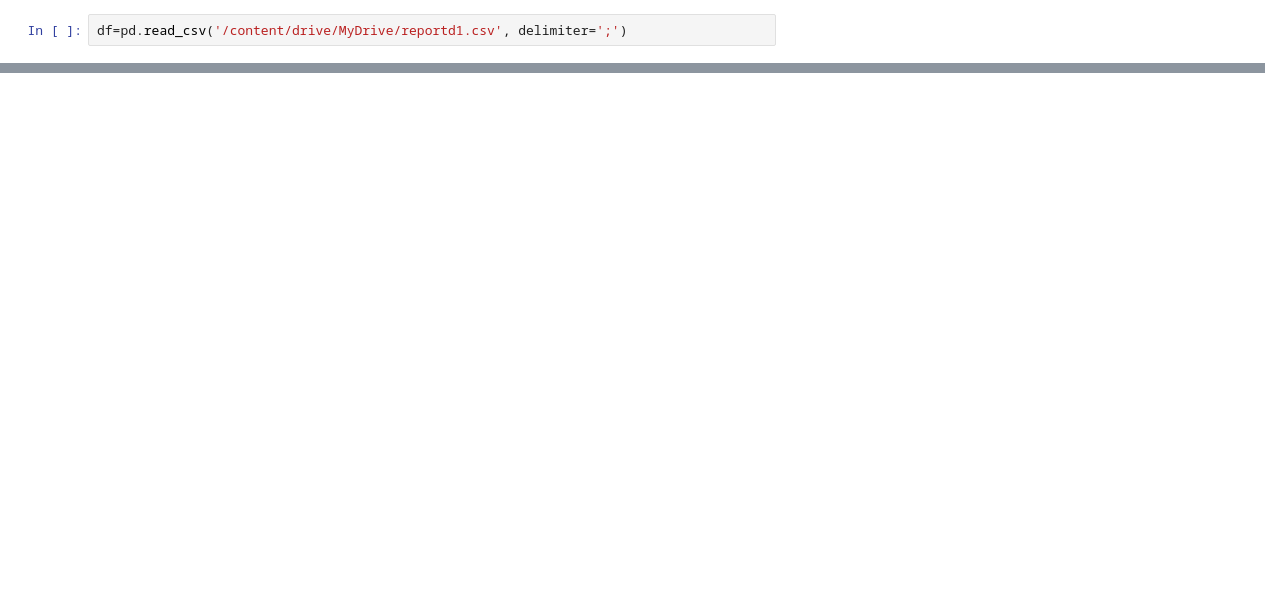
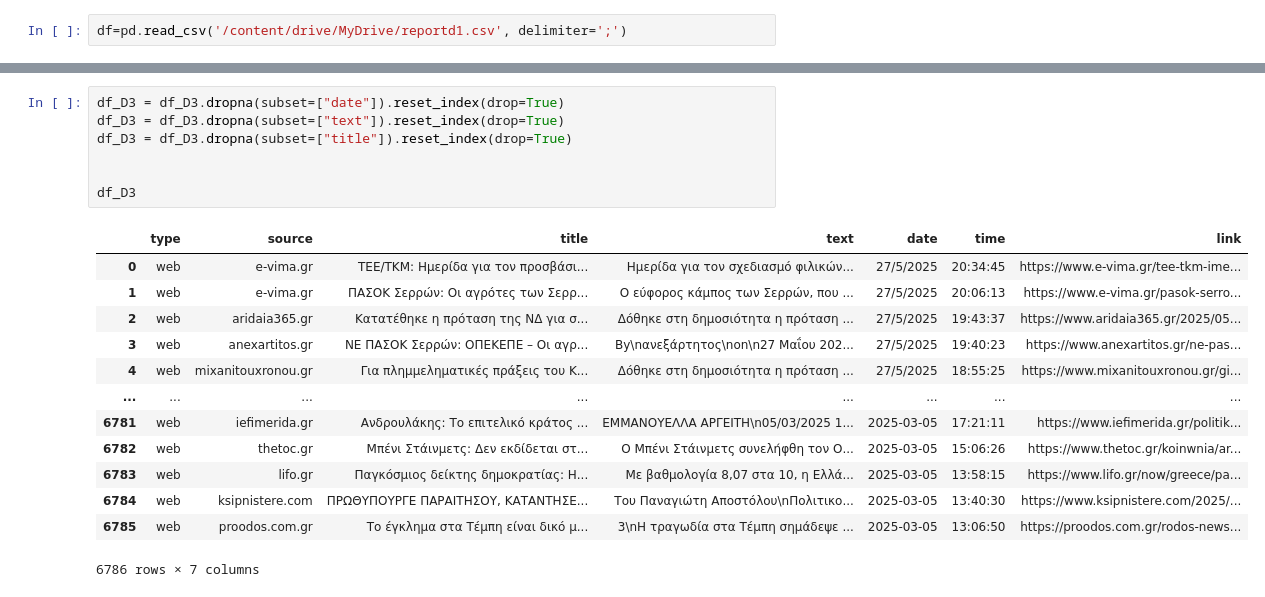
Before and after one commit to vasill23/classwork1_vasilikizafeiropoulou, a Jupyter notebook: data_final_project.ipynb, the cells around one changed output, grey strips where cells are left out. Saved outputs shown, nothing was run; the diff lists cells and outputs as text; blank space fills up the shorter version.

```diff
--- a/data_final_project.ipynb
+++ b/data_final_project.ipynb
@@ -65,0 +66,21 @@ df_D=
+# %%
+df_D3 = df_D3.dropna(subset=["date"]).reset_index(drop=True)
+df_D3 = df_D3.dropna(subset=["text"]).reset_index(drop=True)
+df_D3 = df_D3.dropna(subset=["title"]).reset_index(drop=True)
+
+
+df_D3
+# %% [output]
+|  | type | source | title | text | date | time | link |
+| 0 | web | e-vima.gr | ΤΕΕ/ΤΚΜ: Ημερίδα για τον προσβάσι... | Ημερίδα για τον σχεδιασμό φιλικών... | 27/5/2025 | 20:34:45 | https://www.e-vima.gr/tee-tkm-ime... |
+| 1 | web | e-vima.gr | ΠΑΣΟΚ Σερρών: Οι αγρότες των Σερρ... | Ο εύφορος κάμπος των Σερρών, που ... | 27/5/2025 | 20:06:13 | https://www.e-vima.gr/pasok-serro... |
+| 2 | web | aridaia365.gr | Κατατέθηκε η πρόταση της ΝΔ για σ... | Δόθηκε στη δημοσιότητα η πρόταση ... | 27/5/2025 | 19:43:37 | https://www.aridaia365.gr/2025/05... |
+| 3 | web | anexartitos.gr | ΝΕ ΠΑΣΟΚ Σερρών: ΟΠΕΚΕΠΕ – Οι αγρ... | By\nανεξάρτητος\non\n27 Μαΐου 202... | 27/5/2025 | 19:40:23 | https://www.anexartitos.gr/ne-pas... |
+| 4 | web | mixanitouxronou.gr | Για πλημμεληματικές πράξεις του Κ... | Δόθηκε στη δημοσιότητα η πρόταση ... | 27/5/2025 | 18:55:25 | https://www.mixanitouxronou.gr/gi... |
+| ... | ... | ... | ... | ... | ... | ... | ... |
+| 6781 | web | iefimerida.gr | Ανδρουλάκης: Το επιτελικό κράτος ... | ΕΜΜΑΝΟΥΕΛΛΑ ΑΡΓΕΙΤΗ\n05/03/2025 1... | 2025-03-05 | 17:21:11 | https://www.iefimerida.gr/politik... |
+| 6782 | web | thetoc.gr | Μπένι Στάινμετς: Δεν εκδίδεται στ... | Ο Μπένι Στάινμετς συνελήφθη τον Ο... | 2025-03-05 | 15:06:26 | https://www.thetoc.gr/koinwnia/ar... |
+| 6783 | web | lifo.gr | Παγκόσμιος δείκτης δημοκρατίας: Η... | Με βαθμολογία 8,07 στα 10, η Ελλά... | 2025-03-05 | 13:58:15 | https://www.lifo.gr/now/greece/pa... |
+| 6784 | web | ksipnistere.com | ΠΡΩΘΥΠΟΥΡΓΕ ΠΑΡΑΙΤΗΣΟΥ, ΚΑΤΑΝΤΗΣΕ... | Του Παναγιώτη Αποστόλου\nΠολιτικο... | 2025-03-05 | 13:40:30 | https://www.ksipnistere.com/2025/... |
+| 6785 | web | proodos.com.gr | Το έγκλημα στα Τέμπη είναι δικό μ... | 3\nΗ τραγωδία στα Τέμπη σημάδεψε ... | 2025-03-05 | 13:06:50 | https://proodos.com.gr/rodos-news... |
+6786 rows × 7 columns
```
Also changed, not shown: parts of 20 cells of this notebook.
